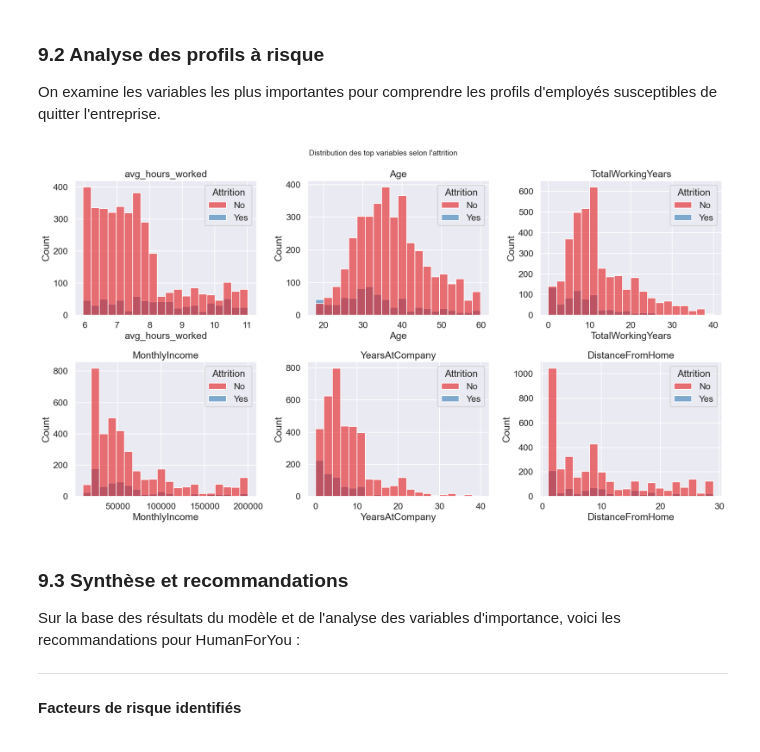
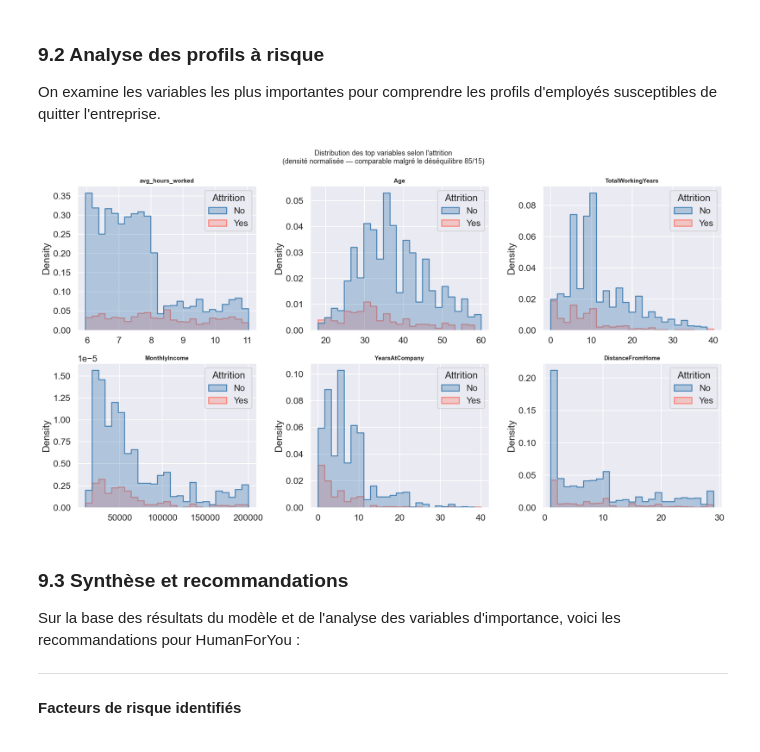
Before and after one commit to haksolot/HumanForYou, a Jupyter notebook: HumanForYou_Attrition.ipynb, the cells around one changed output. Cells and saved outputs as stored; diff of their text form; code cells hidden in the pictures.

```diff
--- a/HumanForYou_Attrition.ipynb
+++ b/HumanForYou_Attrition.ipynb
@@ -1136,29 +1286,37 @@ On examine les variables les plus importantes pour comprendre les profils d'empl
 # %%
 # Distribution des top variables numériques selon l'attrition
 top_num_features = [col for col in feature_importance.head(15).index if col in num_cols][:6]
 
 if top_num_features:
     fig, axes = plt.subplots(2, 3, figsize=(18, 10))
     axes = axes.flatten()
 
     for i, col in enumerate(top_num_features):
-        # Reconstruction avec valeurs non-normalisées pour lisibilité
         df_viz = df.copy()
-        df_viz['Attrition_bin'] = (df_viz['Attrition'] == 'Yes').astype(int)
+        # Histogrammes en 'step' (contour seulement) : aucune barre ne cache l'autre
         sns.histplot(
             data=df_viz, x=col, hue='Attrition',
-            bins=20, ax=axes[i], palette='Set1', alpha=0.6
+            bins=25, ax=axes[i],
+            palette={'No': 'steelblue', 'Yes': 'salmon'},
+            element='step',   # contour uniquement — No ne cache plus Yes
+            fill=True,
+            alpha=0.35,
+            linewidth=1.8,
+            stat='density',   # densité pour rendre comparable malgré le déséquilibre
         )
-        axes[i].set_title(col)
+        axes[i].set_title(col, fontsize=11, fontweight='bold')
+        axes[i].set_xlabel('')
 
     for j in range(i + 1, len(axes)):
         axes[j].set_visible(False)
 
-    plt.suptitle("Distribution des top variables selon l'attrition", fontsize=14)
+    plt.suptitle("Distribution des top variables selon l'attrition\n"
+                 "(densité normalisée — comparable malgré le déséquilibre 85/15)",
+                 fontsize=13)
     plt.tight_layout()
     plt.show()
 # %% [output]
-[figure, old version]
+[figure, new version]
 # %% [markdown]
 ### 9.3 Synthèse et recommandations
 
```
Also changed, not shown: parts of 15 cells of this notebook.
